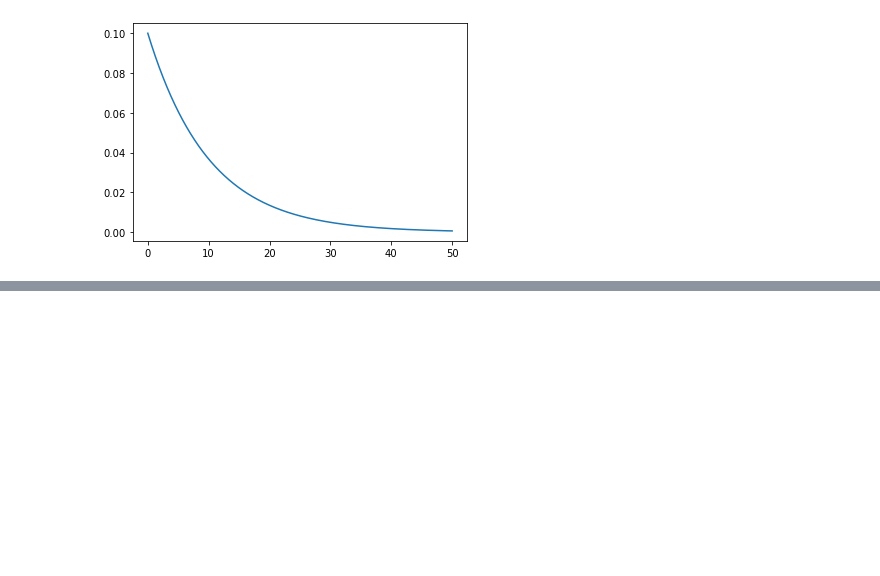
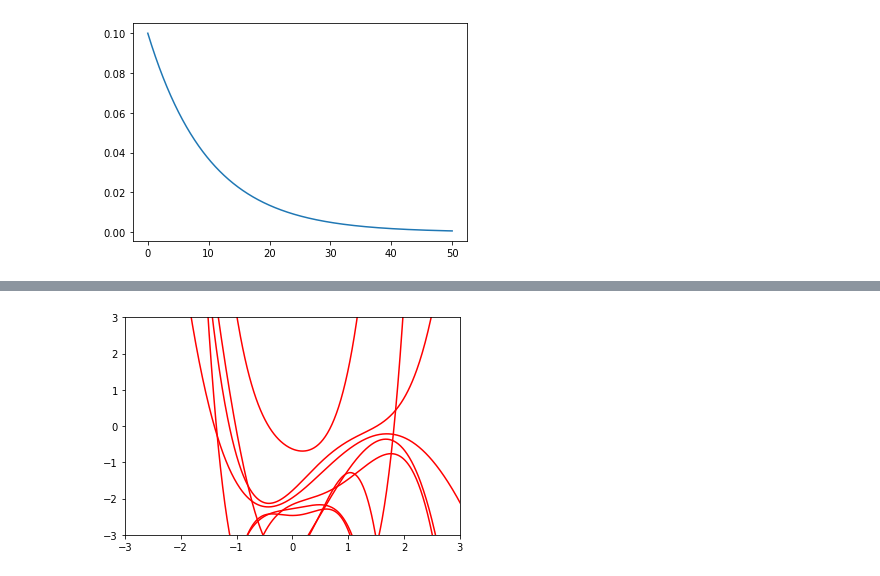
Before and after one commit to ryuichiueda/robot_and_stats_code, a Jupyter notebook: 8章の関数サンプリング.ipynb, the cells around one changed output, grey strips where cells are left out. Cells and saved outputs as stored; diff of their text form; code cells hidden in the pictures; blank space fills up the shorter version.

```diff
--- a/8章の関数サンプリング.ipynb
+++ b/8章の関数サンプリング.ipynb
@@ -88,0 +96,7 @@ draw_estimates(10, data)
+# %%
+mu = [np.array([[-2.0], [1.5], [0.5], [-0.2], [0.001]])]
+gauss_lambda = [np.identity(5)*0.01]
+w_dist = gen_w_dist(1)
+draw_estimates(10, data)
+# %% [output]
+[figure, added]
```
Also changed, not shown: parts of 4 cells of this notebook.
